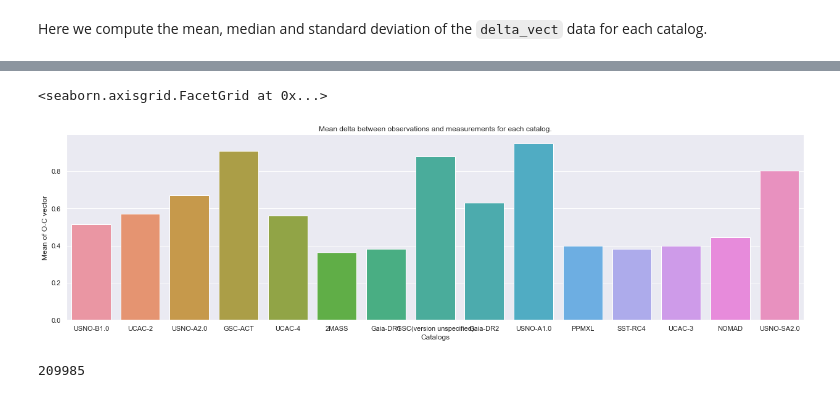
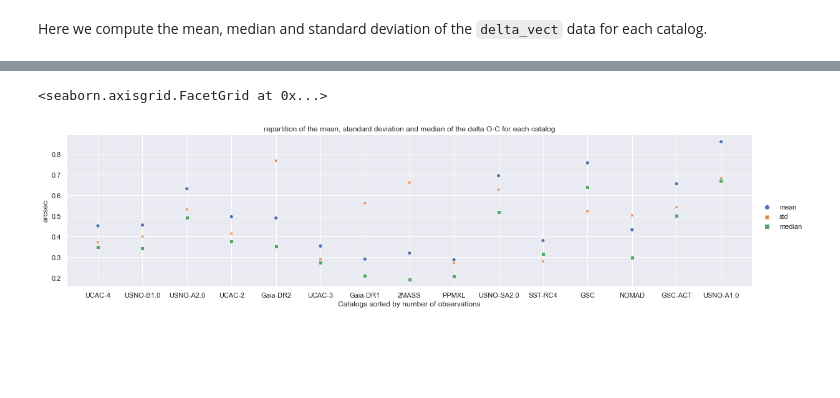
Before and after one commit to Keith-Maxwell/DynAstVO-Stats, a Jupyter notebook: Visualisation_DynAstVO.ipynb, the cells around one changed output, grey strips where cells are left out. Cells and saved outputs as stored; diff of their text form; code cells hidden in the pictures; blank space fills up the shorter version.

```diff
--- a/Visualisation_DynAstVO.ipynb
+++ b/Visualisation_DynAstVO.ipynb
@@ -223,10 +223,7 @@ Some of the old catalogs like PPMXL still have good statistics. The two GAIA cat
-# %%
-ax = sns.catplot(x='catalog', y='delta_vect', data=OSdata[(OSdata['catalog'].isin(MOST_USED_CATALOGS))], ci=None, kind='bar', height=5, aspect=3.5)
-ax.set(xlabel='Catalogs', ylabel='Mean of O-C vector', title='Mean delta between observations and measurements for each catalog.')
-# %% [output]
-<seaborn.axisgrid.FacetGrid at 0x...>
-[figure, removed]
-# %%
-len(OSdata[(OSdata['catalog'].isin(['Gaia-DR2'])) & (OSdata['delta_vect'] <= 0.6)])
-# %% [output]
-209985
+# %%
+ax = sns.relplot(data=stats.drop(['count'], axis=1), size='count', height=4, aspect=4)
+ax.set(xlabel='Catalogs sorted by number of observations', ylabel='arcsec',
+       title='repartition of the mean, standard deviation and median of the delta O-C for each catalog')
+# %% [output]
+<seaborn.axisgrid.FacetGrid at 0x...>
+[figure, added]
```
Also changed, not shown: parts of 15 cells of this notebook.
